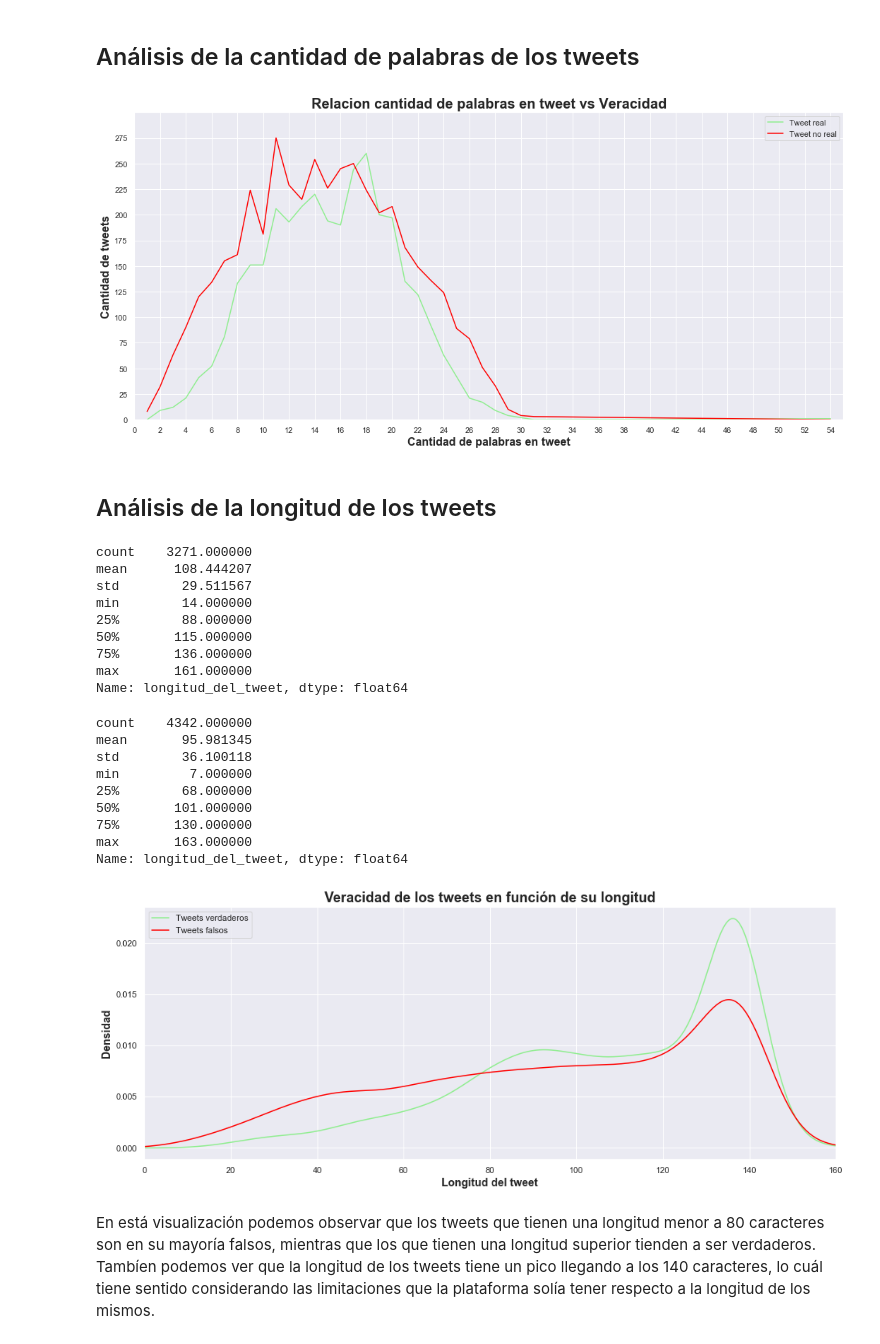
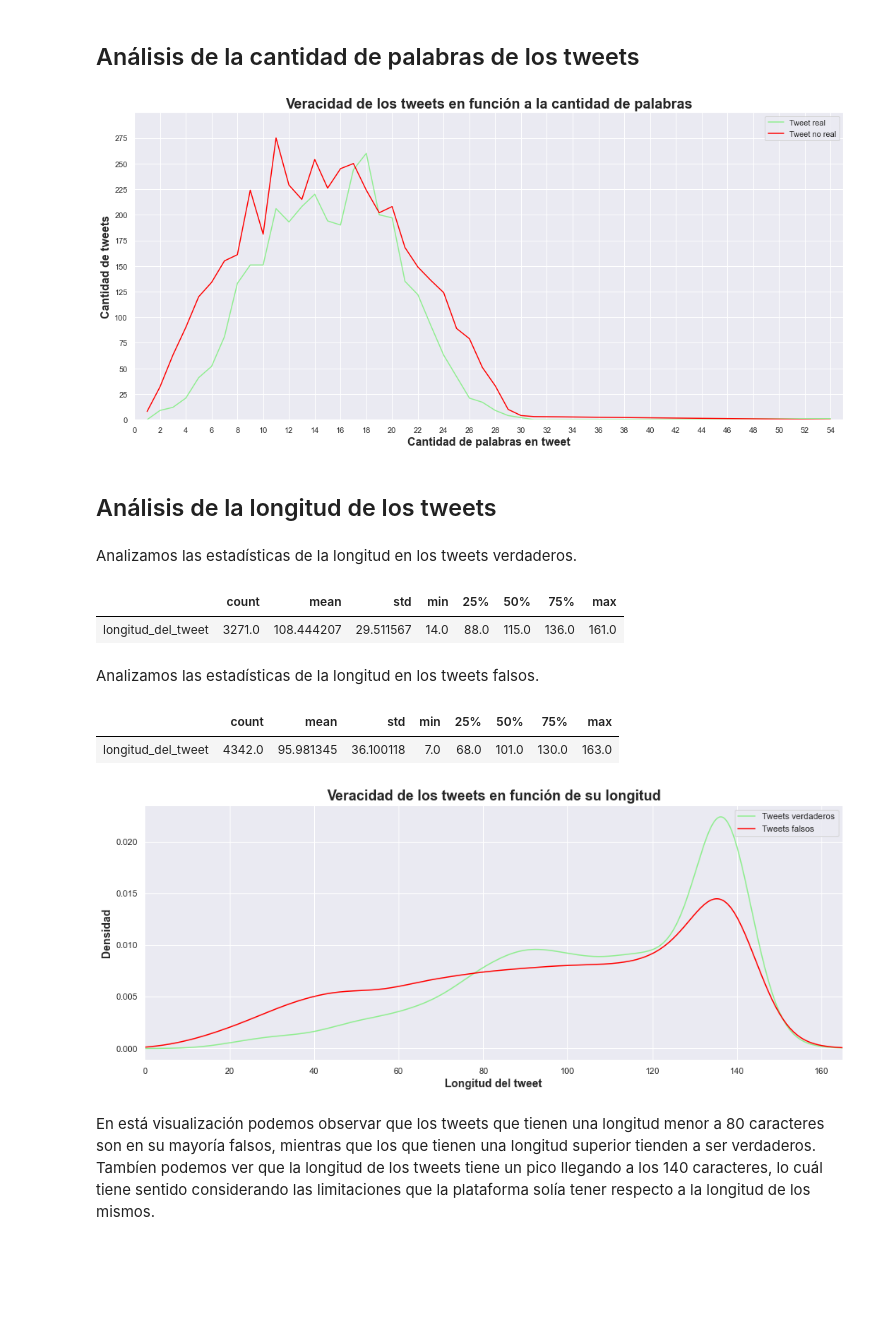
Before and after one commit to alepenaa94/TP1_Real_or_Not, a Jupyter notebook: TP1_Real_or_Not.ipynb, the cells around one changed output. Saved outputs shown, nothing was run; the diff lists cells and outputs as text; code cells hidden in the pictures; blank space fills up the shorter version.

```diff
--- a/TP1_Real_or_Not.ipynb
+++ b/TP1_Real_or_Not.ipynb
@@ -271,16 +259,17 @@ df = train_df.groupby('word_count').agg({'target':'sum','not_target':'sum'}).res
 plt.figure(figsize=(18,8))
 ax = sns.lineplot(x='word_count',y='target',data=df,color="lightgreen", label='Tweet real')
 ax = sns.lineplot(x='word_count',y='not_target',data=df,color="red", label='Tweet no real')
+
 ax.set_ylim(0,300)
 ax.set_yticks(range(0,300,25))
 ax.set_xlim(0,55)
 ax.set_xticks(range(0,55,2))
 
-ax.set_title('Relacion cantidad de palabras en tweet vs Veracidad', fontsize=20,weight='bold')
+ax.set_title('Veracidad de los tweets en función a la cantidad de palabras', fontsize=20,weight='bold')
 ax.set_xlabel('Cantidad de palabras en tweet',fontsize=16,weight='bold')
 ax.set_ylabel('Cantidad de tweets', fontsize=16,weight='bold');
 # %% [output]
-[figure, old version]
+[figure, new version]
 # %% [markdown]
 ## Análisis de la longitud de los tweets<a id='link_4'></a>
 # %%
@@ -288,50 +276,38 @@ ax.set_ylabel('Cantidad de tweets', fontsize=16,weight='bold');
 train_df['longitud_del_tweet'] = train_df['text'].str.len()
-# %%
-#Analizamos las estadísticas de los tweets verdaderos.
-train_df[train_df['target']]['longitud_del_tweet'].describe()
-# %% [output]
-count    3271.000000
-mean      108.444207
-std        29.511567
-min        14.000000
-25%        88.000000
-50%       115.000000
-75%       136.000000
-max       161.000000
-Name: longitud_del_tweet, dtype: float64
-# %%
-#Analizamos las estadísticas de los tweets falsos.
-train_df[~train_df['target']]['longitud_del_tweet'].describe()
-# %% [output]
-count    4342.000000
-mean       95.981345
-std        36.100118
-min         7.000000
-25%        68.000000
-50%       101.000000
-75%       130.000000
-max       163.000000
-Name: longitud_del_tweet, dtype: float64
+# %% [markdown]
+Analizamos las estadísticas de la longitud en los tweets verdaderos.
+# %%
+train_df[train_df['target']]['longitud_del_tweet'].describe().to_frame().T
+# %% [output]
+|  | count | mean | std | min | 25% | 50% | 75% | max |
+| longitud_del_tweet | 3271.0 | 108.444207 | 29.511567 | 14.0 | 88.0 | 115.0 | 136.0 | 161.0 |
+# %% [markdown]
+Analizamos las estadísticas de la longitud en los tweets falsos.
+# %%
+train_df[~train_df['target']]['longitud_del_tweet'].describe().to_frame().T
+# %% [output]
+|  | count | mean | std | min | 25% | 50% | 75% | max |
+| longitud_del_tweet | 4342.0 | 95.981345 | 36.100118 | 7.0 | 68.0 | 101.0 | 130.0 | 163.0 |
 # %%
 train_df = train_df.astype({'longitud_del_tweet':np.uint8})
 # %%
 fig= plt.figure()
 ax = fig.add_subplot(111)
 
 plt.title('Veracidad de los tweets en función de su longitud',fontsize=18,fontweight='bold')
 
 train_df[train_df['target']]['longitud_del_tweet'].plot.kde(color='lightgreen', figsize=(16, 6), label = 'Tweets verdaderos')
 train_df[~train_df['target']]['longitud_del_tweet'].plot.kde(color='red', ax=ax, figsize=(16, 6), label = 'Tweets falsos')
 
 ax.set_xlabel('Longitud del tweet', fontsize=14, fontweight='bold')
 ax.set_ylabel('Densidad', fontsize=14, fontweight='bold')
 
-ax.set_xlim(0, 160) #Seteamos los límites del eje x conociendo el valor máximo y mínimo de la longitud de los tweets.
+ax.set_xlim(0, 165) #Seteamos los límites del eje x conociendo el valor máximo y mínimo de la longitud de los tweets.
 ax.legend()
 
 plt.show()
 # %% [output]
-[figure, old version]
+[figure, new version]
 # %% [markdown]
 En está visualización podemos observar que los tweets que tienen una longitud menor a 80 caracteres son en su mayoría falsos, mientras que los que tienen una longitud superior tienden a ser verdaderos. Tambíen podemos ver que la longitud de los tweets tiene un pico llegando a los 140 caracteres, lo cuál tiene sentido considerando las limitaciones que la plataforma solía tener respecto a la longitud de los mismos.
 # %% [markdown]
```
Also changed, not shown: parts of 52 cells of this notebook.
